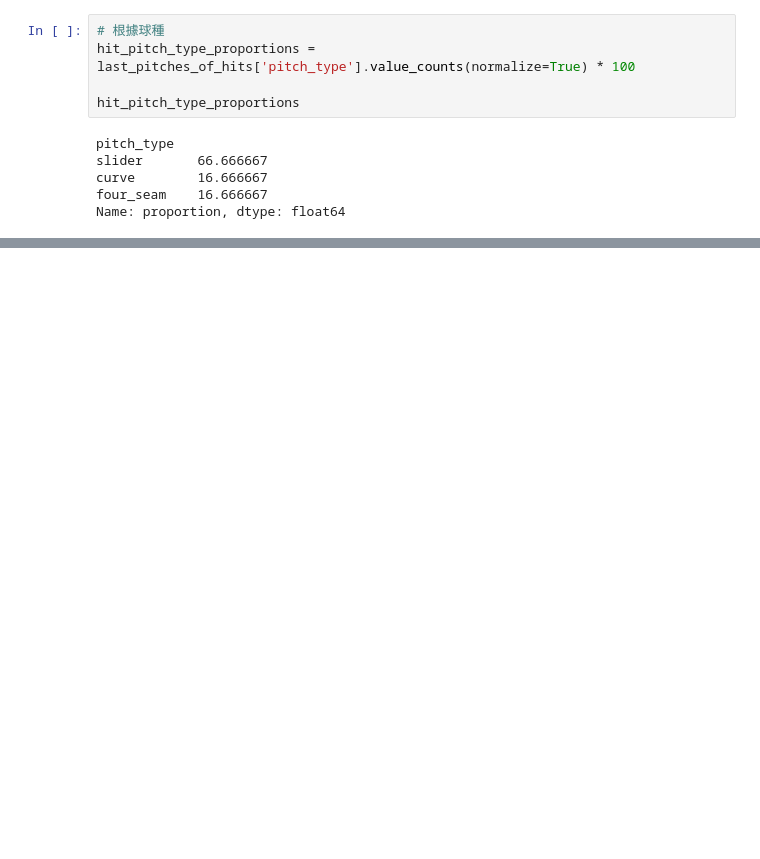
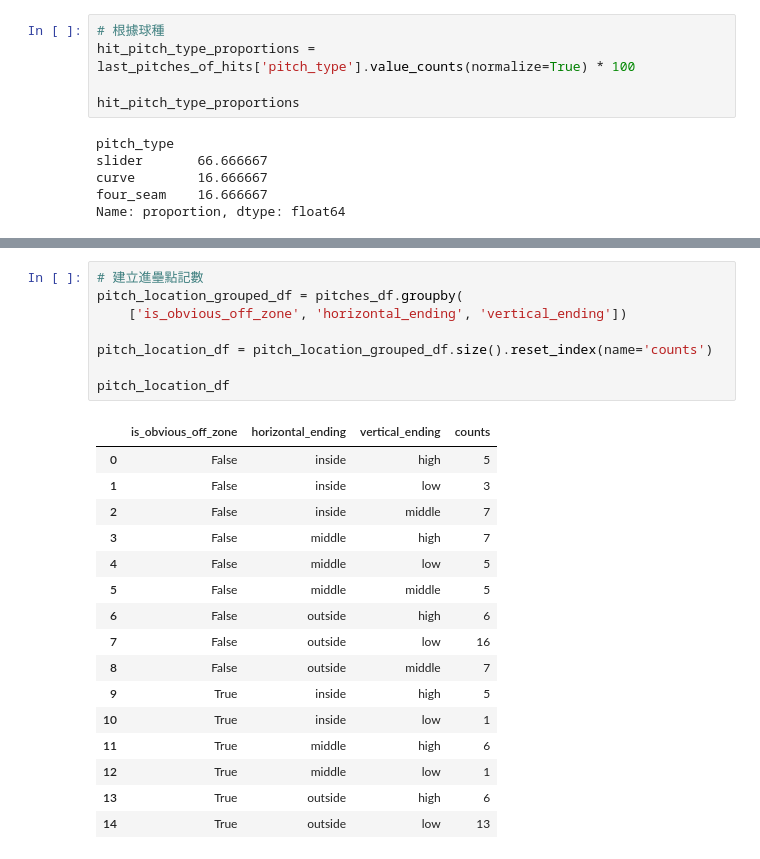
Before and after one commit to Shiou-Ju/jose-ramos-panama-batting, a Jupyter notebook: analysis/plate_preference.ipynb, the cells around one changed output, grey strips where cells are left out. Drawn from its saved outputs; the diff is of its cells as text; blank space fills up the shorter version.

```diff
--- a/analysis/plate_preference.ipynb
+++ b/analysis/plate_preference.ipynb
@@ -242,0 +255,25 @@ plt.show()
+# %%
+# 建立進壘點記數
+pitch_location_grouped_df = pitches_df.groupby(
+    ['is_obvious_off_zone', 'horizontal_ending', 'vertical_ending'])
+
+pitch_location_df = pitch_location_grouped_df.size().reset_index(name='counts')
+
+pitch_location_df
+# %% [output]
+|  | is_obvious_off_zone | horizontal_ending | vertical_ending | counts |
+| 0 | False | inside | high | 5 |
+| 1 | False | inside | low | 3 |
+| 2 | False | inside | middle | 7 |
+| 3 | False | middle | high | 7 |
+| 4 | False | middle | low | 5 |
+| 5 | False | middle | middle | 5 |
+| 6 | False | outside | high | 6 |
+| 7 | False | outside | low | 16 |
+| 8 | False | outside | middle | 7 |
+| 9 | True | inside | high | 5 |
+| 10 | True | inside | low | 1 |
+| 11 | True | middle | high | 6 |
+| 12 | True | middle | low | 1 |
+| 13 | True | outside | high | 6 |
+| 14 | True | outside | low | 13 |
```
Also changed, not shown: parts of 19 cells of this notebook, 4 other files.
